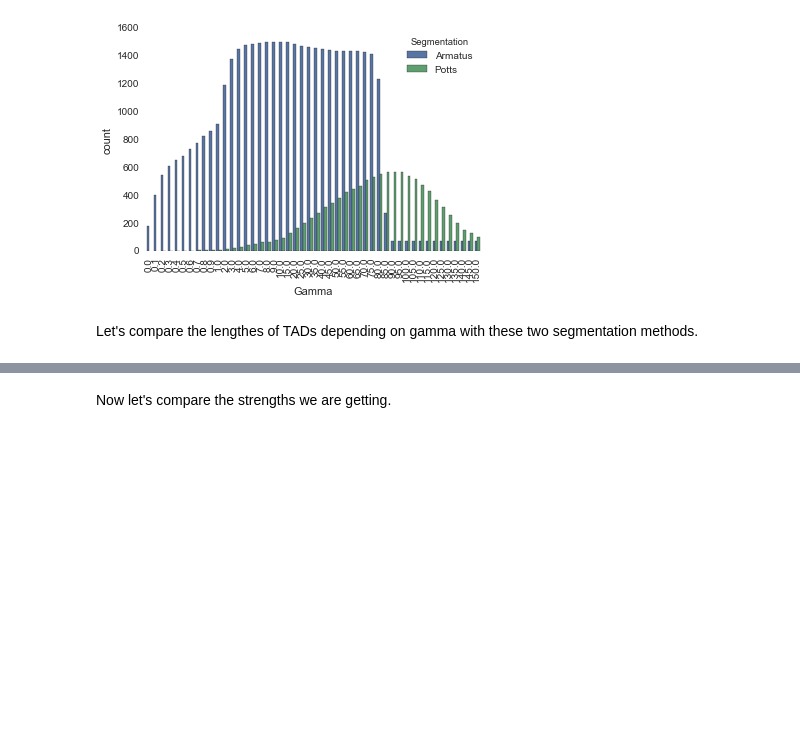
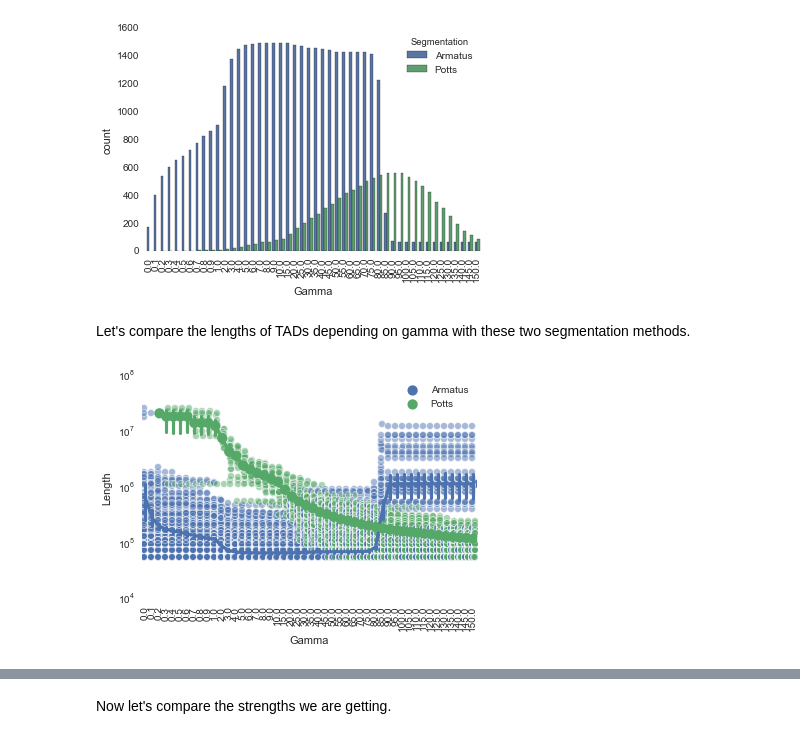
Before and after one commit to Phlya/hicplotlib, a Jupyter notebook: examples/TADs_segmentation.ipynb, the cells around one changed output, grey strips where cells are left out. Cells and saved outputs as stored; diff of their text form; code cells hidden in the pictures; blank space fills up the shorter version.

```diff
--- a/examples/TADs_segmentation.ipynb
+++ b/examples/TADs_segmentation.ipynb
@@ -153,4 +203,4 @@ plt.show()
 # %% [output]
 [figure]
 # %% [markdown]
-Let's compare the lengthes of TADs depending on gamma with these two segmentation methods.
+Let's compare the lengths of TADs depending on gamma with these two segmentation methods.
@@ -156,0 +210,10 @@ Let's compare the lengthes of TADs depending on gamma with these two segmentatio
+# %%
+sns.pointplot(x='Gamma', y='Length', hue='Segmentation', data=s2_tads_all, zorder=15)
+sns.stripplot(x='Gamma', y='Length', hue='Segmentation', data=s2_tads_all, jitter=True, zorder=1, alpha=0.5)
+handles, labels = plt.gca().get_legend_handles_labels() #Have to do this because of a weird legend behavior otherwise...
+plt.legend(handles[:2], labels[:2], loc='upper right')
+plt.xticks(rotation=90)
+plt.yscale('log')
+plt.show()
+# %% [output]
+[figure, added]
```
Also changed, not shown: parts of 39 cells of this notebook, 2 other files.
